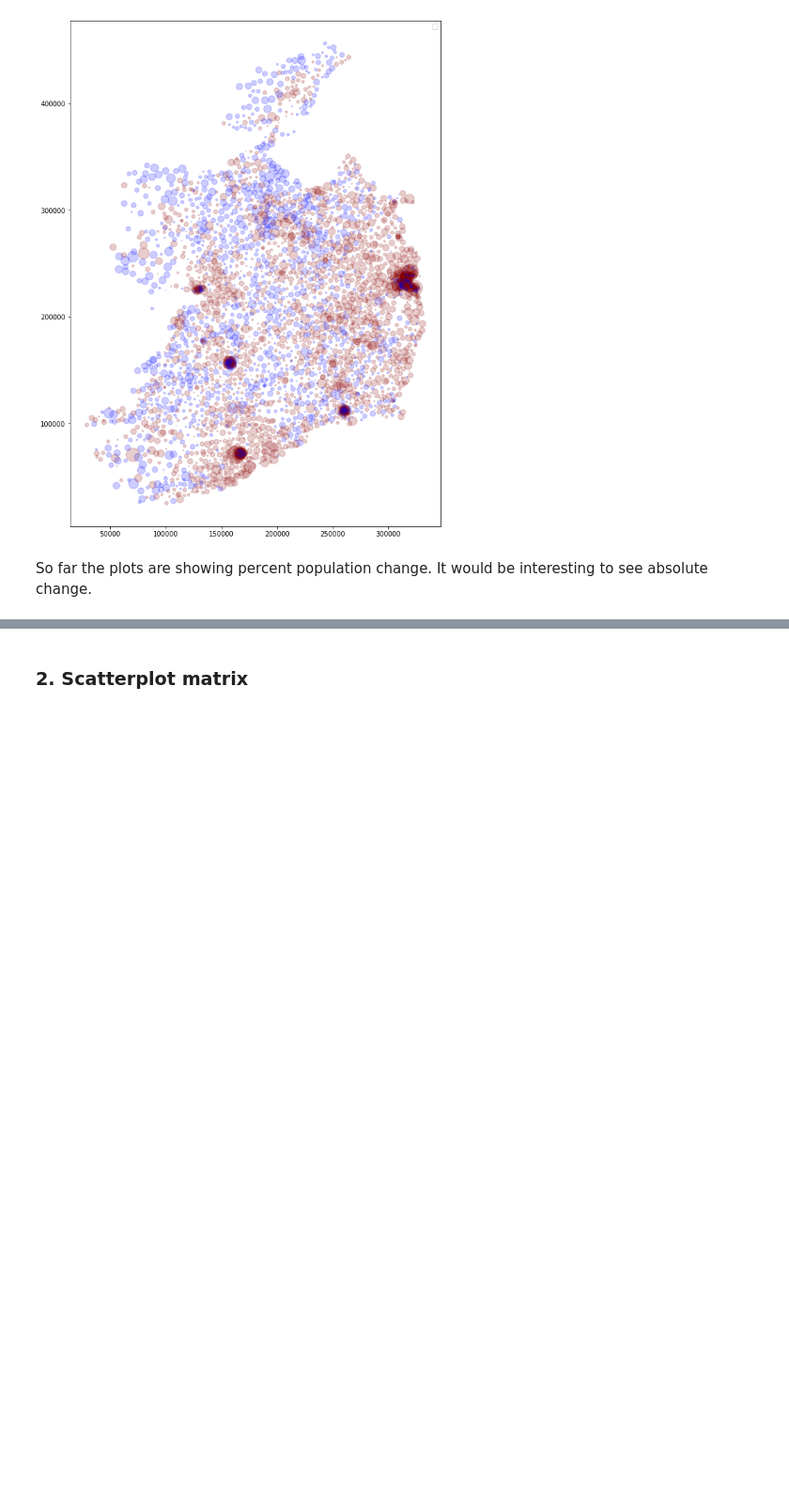
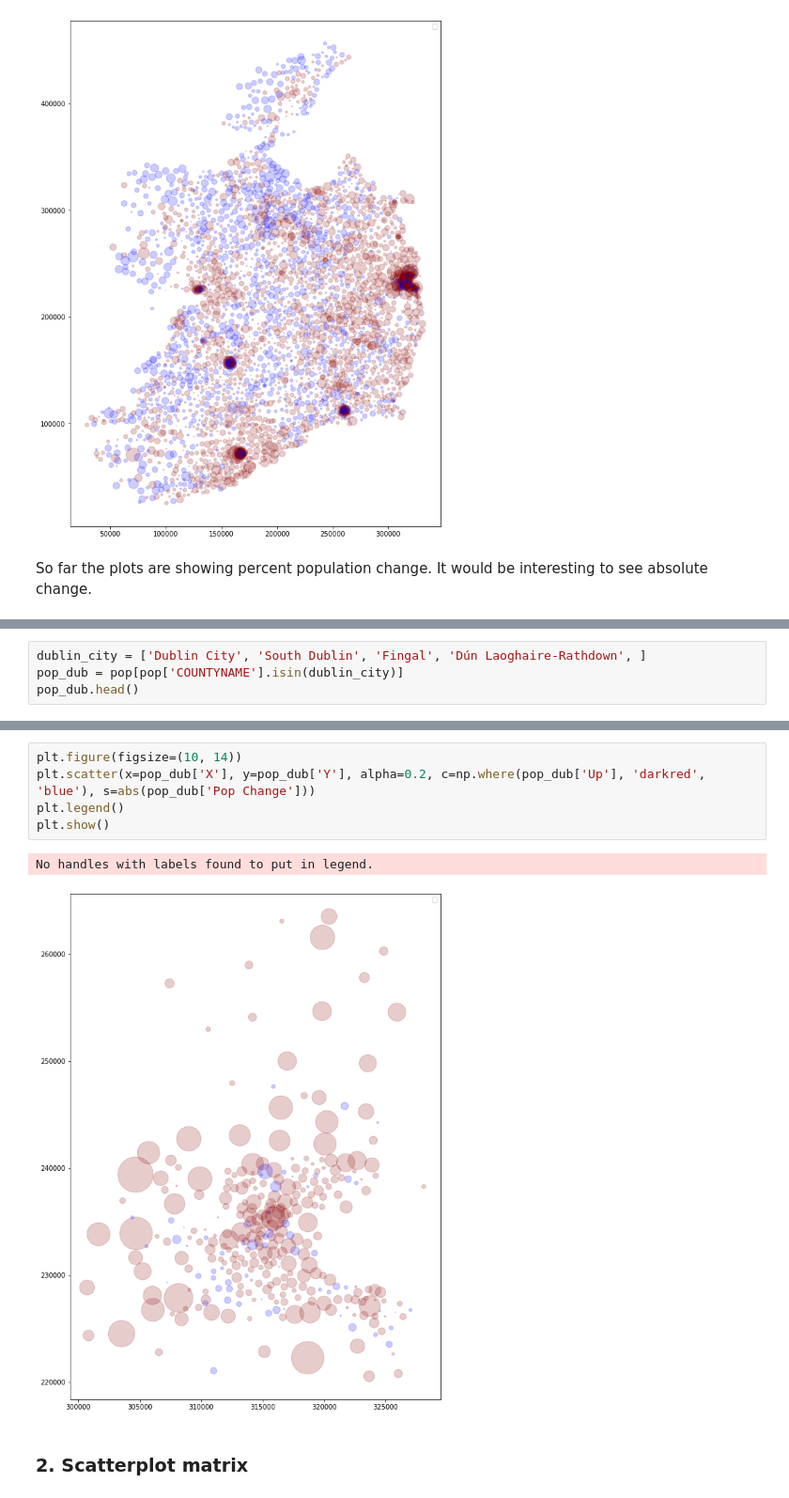
Before and after one commit to fod/fundamentals-data-analysis, a Jupyter notebook: pyplot.ipynb, the cells around one changed output, grey strips where cells are left out. Shown at 94% size. Drawn from its saved outputs; the diff is of its cells as text; blank space fills up the shorter version.

```diff
--- a/pyplot.ipynb
+++ b/pyplot.ipynb
@@ -205,0 +208,4 @@ plt.show()
+# %%
+dublin_city = ['Dublin City', 'South Dublin', 'Fingal', 'Dún Laoghaire-Rathdown', ]
+pop_dub = pop[pop['COUNTYNAME'].isin(dublin_city)]
+pop_dub.head()
@@ -206,3 +220,11 @@ plt.show()
+# %%
+plt.figure(figsize=(10, 14))
+plt.scatter(x=pop_dub['X'], y=pop_dub['Y'], alpha=0.2, c=np.where(pop_dub['Up'], 'darkred', 'blue'), s=abs(pop_dub['Pop Change']))
+plt.legend()
+plt.show()
+# %% [output]
+No handles with labels found to put in legend.
+[figure, added]
 # %% [markdown]
 ### 2. Scatterplot matrix
 # %% [markdown]
```
Also changed, not shown: parts of 6 cells of this notebook, 1 other file.
